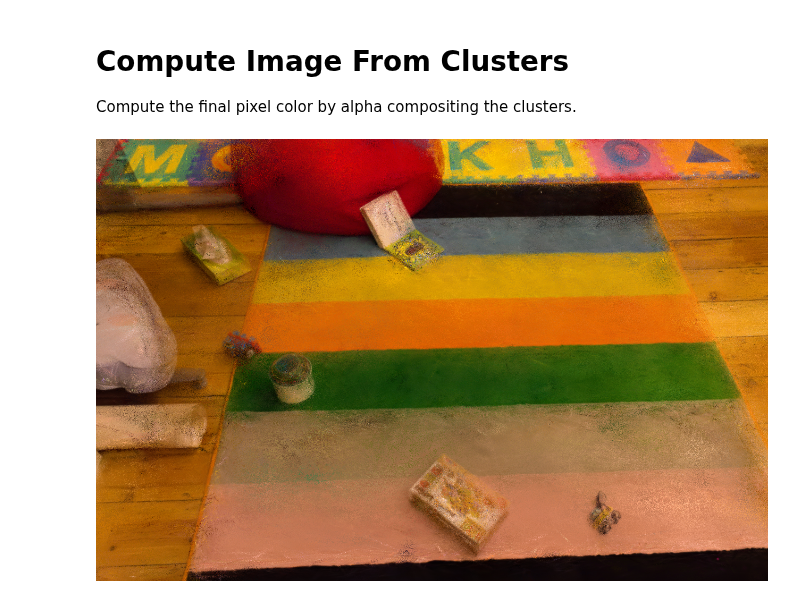
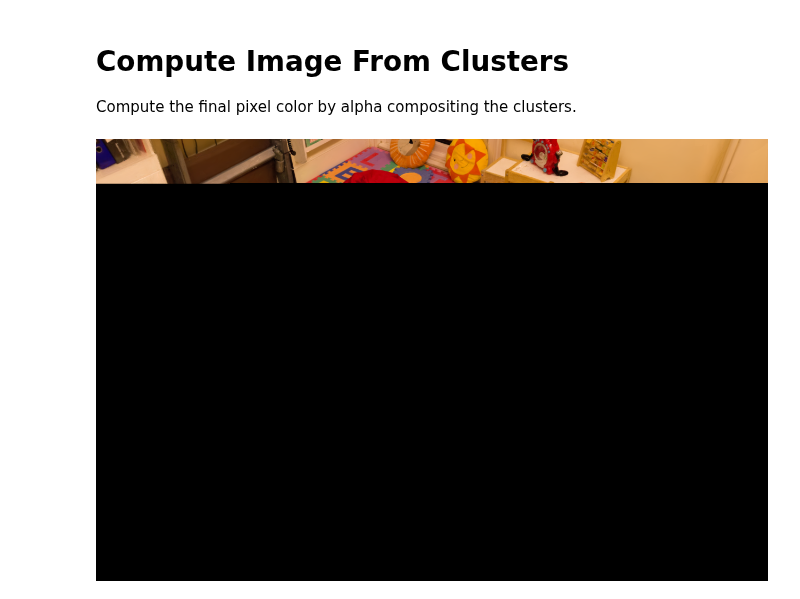
Before and after one commit to PLSE-Splats/clustering-exploration, a Jupyter notebook: src/clustering_exploration/algorithm_explorer.ipynb, the cells around one changed output. Saved outputs shown, nothing was run; the diff lists cells and outputs as text; code cells hidden in the pictures.

```diff
--- a/src/clustering_exploration/algorithm_explorer.ipynb
+++ b/src/clustering_exploration/algorithm_explorer.ipynb
@@ -3,12 +3,19 @@
 Test out the various algorithms in a playground.
 # %%
 # Path to the CSV file containing the collected splats.
-DATA_NAME = "collected_splats"
+DATA_NAME = "playroom_23_global_ordered_tenth"
 # %%
 from clustering_exploration.utils.data_handler import load_splats
 from numpy.random import default_rng
 
 splats = load_splats(DATA_NAME)
+# %%
+from numpy import zeros, float32, array
+from clustering_exploration.utils.constants import IMAGE_HEIGHT, IMAGE_WIDTH, NUMBER_OF_SPLATS_PER_PIXEL
+# Copy into full sized image.
+full_splats = zeros((IMAGE_HEIGHT * IMAGE_WIDTH, NUMBER_OF_SPLATS_PER_PIXEL, 5), dtype=float32)
+full_splats[:len(splats)] = splats
+splats = full_splats
 # %% [markdown]
 # Algorithms
 
@@ -19,10 +26,10 @@ Pick one using the index:
 3. Epsilon Clustering: Cluster splats that are within an epsilon distance of each other.
 4. Equal-sized Bins
 # %%
-ALGORITHM_INDEX = 5
+ALGORITHM_INDEX = 6
 
 # Common values.
-CLUSTERS = 12
+CLUSTERS = 8
 EPSILON = 0.11
 RANDOMIZE = False
 # %%
@@ -44,7 +51,7 @@ def algorithm_selector(index: int) -> AlgorithmBase:
         index: Algorithm index.
     """
     match index:
-        case 1:
+        case 1 | 6:
             return SequentialKMeansAlgorithm(splats, CLUSTERS)
         case 2:
             return KMeansAlgorithm(splats, CLUSTERS)
@@ -76,15 +69,16 @@ Compute the final pixel color by alpha compositing the clusters.
 # %%
 from clustering_exploration.utils.image_handler import compute_image_from_clusters
 
 # Select an output name based on algorithm.
 output_file_name = [
     f"sequential_k_means_clustering_k_{CLUSTERS}",
     f"k_means_clustering_k_{CLUSTERS}",
     f"epsilon_clustering_{EPSILON}",
     "binned_clustering",
-    f"sequential_k_means_clustering_random_init_k_{CLUSTERS}"
+    f"sequential_k_means_clustering_random_init_k_{CLUSTERS}",
+    f"global_sequential_k_means_clustering_k_{CLUSTERS}",
 ][ALGORITHM_INDEX - 1]
 
 display(compute_image_from_clusters(clustered_splats, output_file_name))
 # %% [output]
-[figure, old version]
+[figure, new version]
```
Also changed, not shown: parts of 1 cell of this notebook, 4 other files.
